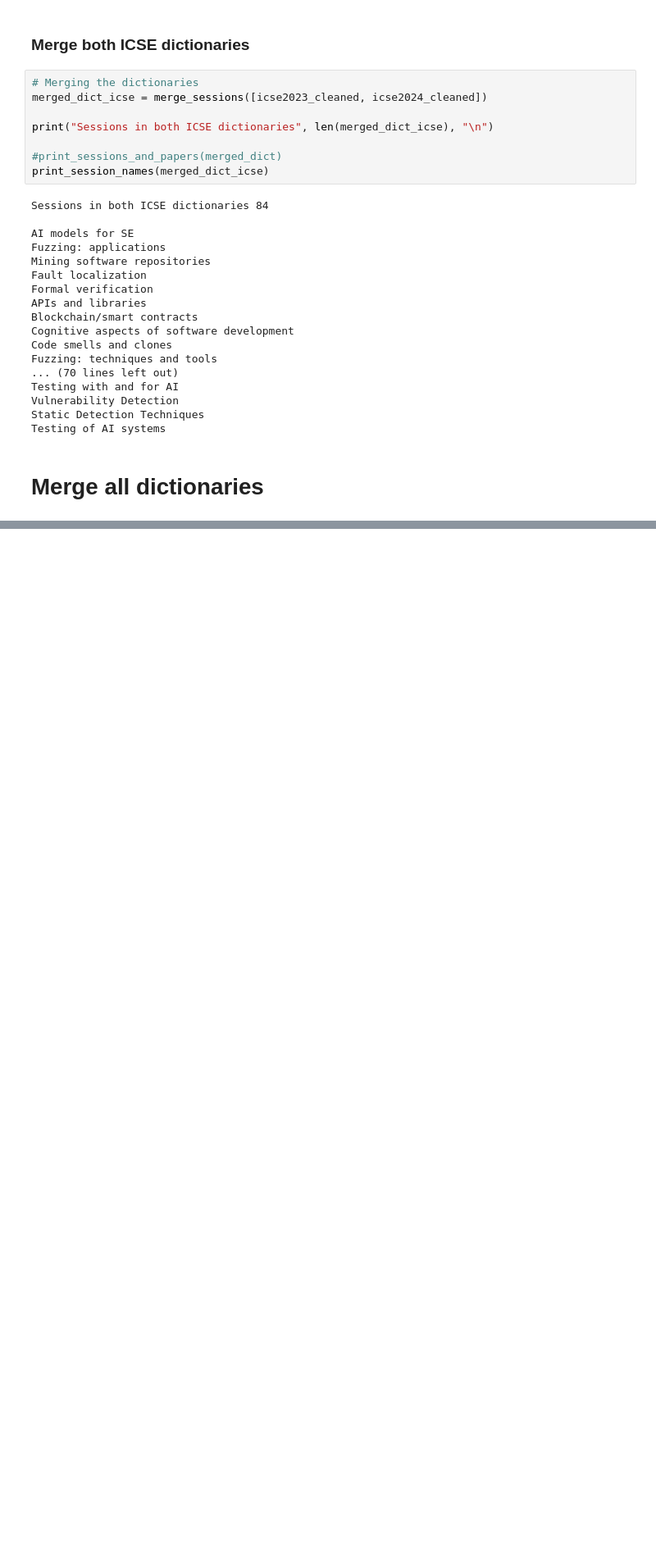
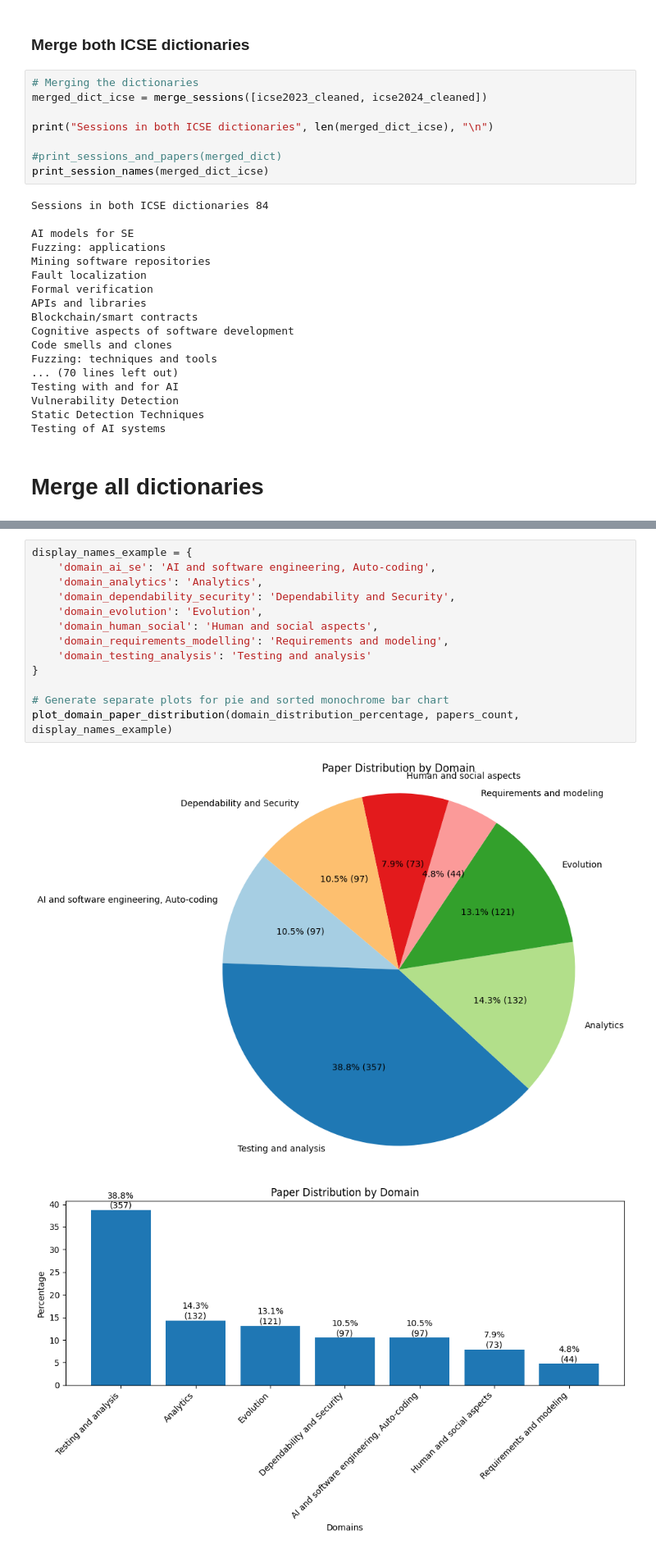
Before and after one commit to 3esi/industry_academia_study, a Jupyter notebook: scraper.ipynb, the cells around one changed output, grey strips where cells are left out. Shown at 82% size. Cells and saved outputs as stored; diff of their text form; blank space fills up the shorter version.

```diff
--- a/scraper.ipynb
+++ b/scraper.ipynb
@@ -840,0 +1111,16 @@ Group 2:
+# %%
+display_names_example = {
+    'domain_ai_se': 'AI and software engineering, Auto-coding',
+    'domain_analytics': 'Analytics',
+    'domain_dependability_security': 'Dependability and Security',
+    'domain_evolution': 'Evolution',
+    'domain_human_social': 'Human and social aspects',
+    'domain_requirements_modelling': 'Requirements and modeling',
+    'domain_testing_analysis': 'Testing and analysis'
+}
+
+# Generate separate plots for pie and sorted monochrome bar chart
+plot_domain_paper_distribution(domain_distribution_percentage, papers_count, display_names_example)
+# %% [output]
+[figure, added]
+[figure, added]
```
Also changed, not shown: parts of 34 cells of this notebook, 1 other file.
